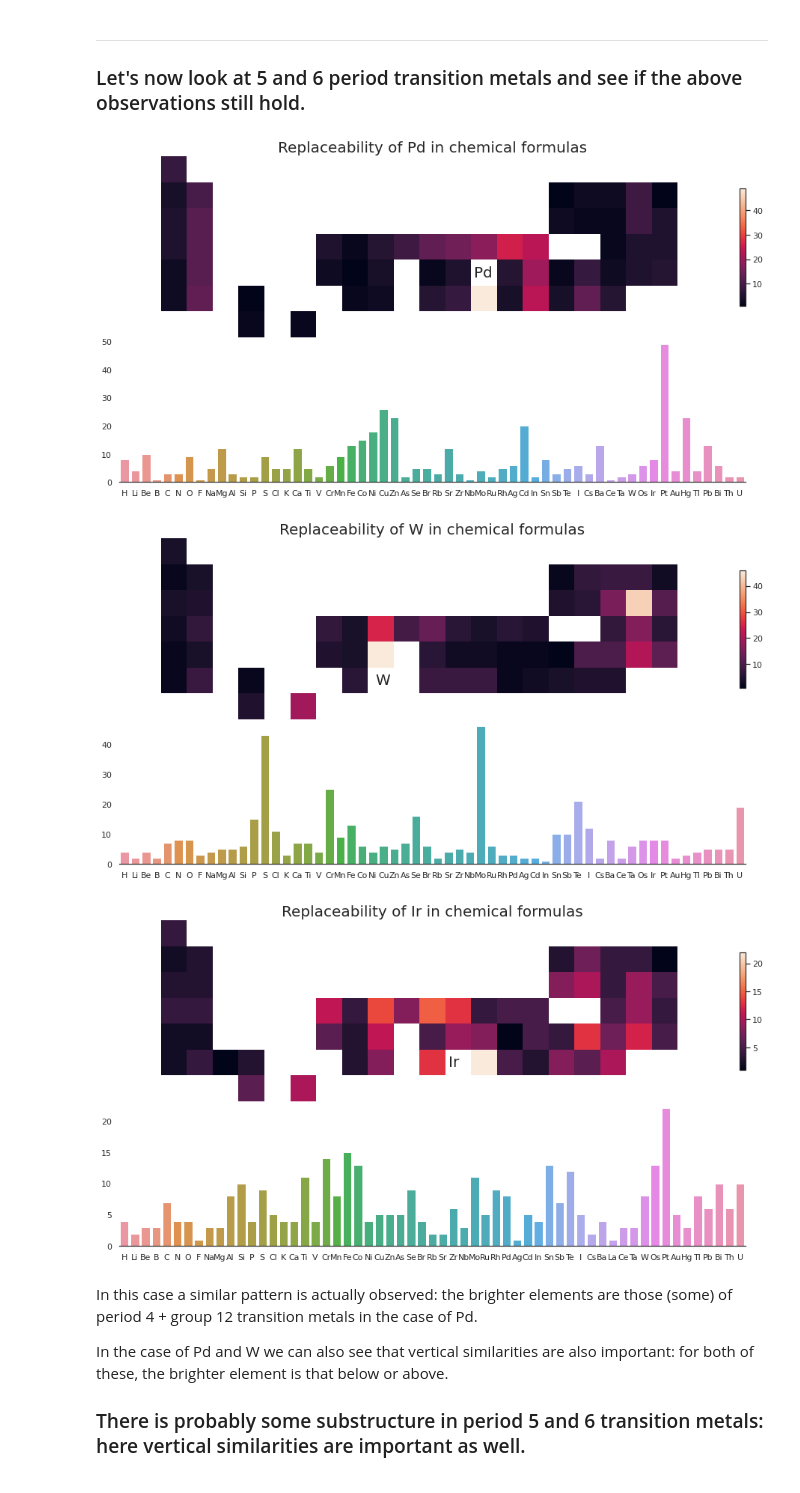
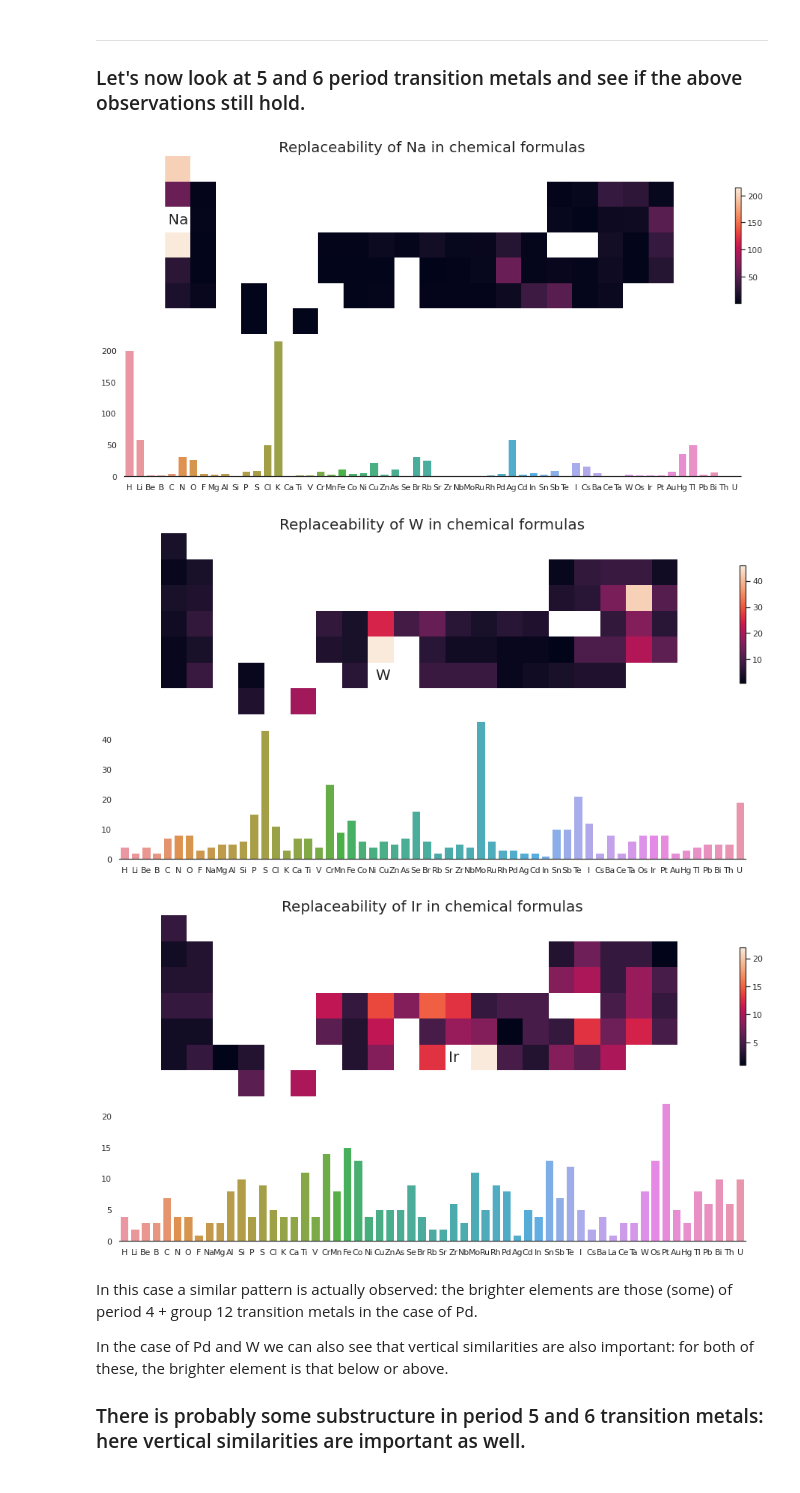
Before and after one commit to doncamilom/1868_SubstancesStudy, a Jupyter notebook: Analysis.ipynb, the cells around one changed output. Drawn from its saved outputs; the diff is of its cells as text; code cells hidden in the pictures.

```diff
--- a/Analysis.ipynb
+++ b/Analysis.ipynb
@@ -106,10 +108,12 @@ plt.tight_layout()
 # %%
 T = (a==1)*1
 
-N = 3
-fig = plt.figure(figsize=(15,5*N))
-for i in range(N*20):
-    ax = fig.add_subplot(20,N,i+1)
+N = 4
+rows = 5
+
+fig = plt.figure(figsize=(15,1.4*rows))
+for i in range(N*rows):
+    ax = fig.add_subplot(rows,N,i+1)
     ax.set_title(getFormula(r[i],elemList))
     ax.imshow(T[i,:,:])
     ax.axis('off')
@@ -120,0 +206,14 @@ plt.tight_layout()
+# %%
+ra,ta = findRns_withConds(r,t, [('Cl',4)],True,1)
+
+N = 1
+fig,ax = plt.subplots(figsize=(15,2))
+ax.set_title(getFormula(ra[0],elemList),fontsize=15)
+ax.imshow(ta[0])
+ax.axis('off')
+
+putLabelsInTables(ta[0],ax)
+
+plt.tight_layout()
+
+plt.savefig('/home/andres/Schreibtisch/GR/work/inf/tableCl4X.png',dpi=300,bbox_inches='tight')
@@ -136,7 +269,7 @@ def meanDist(dt):
             for i in range(xs.shape[0]):   #Loop through all other elements
 
                 Vert[exam,ey,ex] += abs(ey - ys[i]) /6  #Calc vert distance
-                Horiz[exam,ey,ex] += abs(ex - xs[i])/20  #Calc horiz distance
+                Horiz[exam,ey,ex] += abs(ex - xs[i])#/20  #Calc horiz distance
                 Euclid[exam,ey,ex] += np.sqrt(((ey - ys[i])/6)**2 + ((ex - xs[i])/20)**2)   #Calc euclid distance
 
                 norm[exam,ey,ex] += 1
@@ -146,7 +279,6 @@ def meanDist(dt):
         Horiz /= norm
         Euclid /= norm
     return Vert,Horiz,Euclid,norm
-
 
 def makeBoxPlot(dt,TP):
     """ Use redefined PT, so that it matches with dt dimensions"""
@@ -165,15 +297,19 @@ def makeBoxPlot(dt,TP):
     sns.boxplot(data=dt,ax=ax)#,saturation=1,fliersize=4)
     plt.show()
 
-def makeTPPlot(dt,norm,title="Mean Euclidean Distance"):
+def makeTPPlot(dt,norm,title="Mean Euclidean Distance",save=False,elementLabels=False,fs=22):
     with np.errstate(invalid='ignore'):
         dt = np.nan_to_num(dt*norm).sum(axis=0)/norm.sum(axis=0)
     fig,ax = plt.subplots(figsize=(18,5))
-    ax.set_title(title,fontsize=20)
+    if title:     ax.set_title(title,fontsize=20)
     mapable = ax.imshow(dt)
     fig.colorbar(mapable)
 
+    putLabelsInTables(~np.isnan(dt),ax,fs=fs,pt=rTP,pathEffects=True)
+
+    plt.tight_layout()
     ax.axis('off')
+    if save:    plt.savefig(save,dpi=300,bbox_inches='tight')
     plt.show()
 # %%
 #%%timeit -n 10
@@ -268,7 +405,7 @@ Use this optimised PS as a comparison when implementing CNN.
 # %%
 from matplotlib.gridspec import GridSpec
 
-def mostSimElems(element):
+def mostSimElems(element,save=False):
     """Plot a map and a barplot of the most similar elements for the given element
     based on 'replaceability' in chemical formulas"""
 
@@ -314,6 +451,8 @@ def mostSimElems(element):
     else:                tab = 0.37
     ax.text(y-tab,x+0.15,element,fontsize=20)
 
+    if save: plt.savefig(save,dpi=300,bbox_inches='tight')
+
     return df
 # %% [markdown]
 ## Let's make these plots for some elements and see what's interesting
@@ -382,11 +524,11 @@ For instance, 5 and 6 period transition metals are not much brighter than for in
 ---
 ### Let's now look at 5 and 6 period transition metals and see if the above observations still hold.
 # %%
-_ = mostSimElems('Pd')
+_ = mostSimElems('Na')
 _ = mostSimElems('W')
 _ = mostSimElems('Ir')
 # %% [output]
-[figure, old version]
+[figure, new version]
 [figure]
 [figure]
 # %% [markdown]
```
Also changed, not shown: parts of 19 cells of this notebook, 21 other files.
